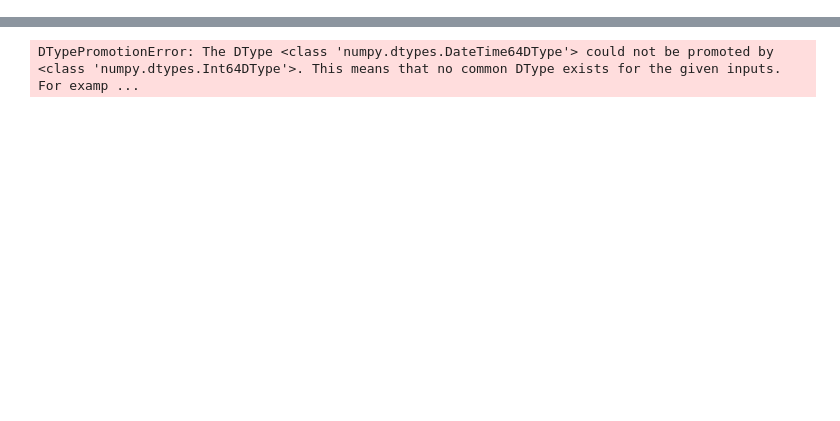
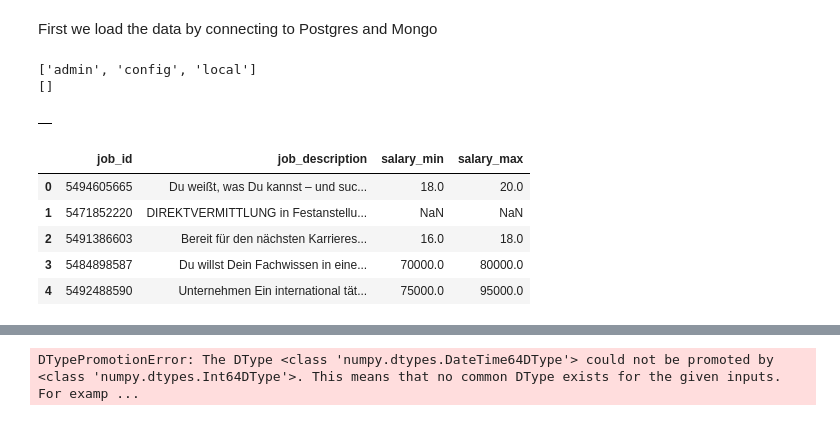
Before and after one commit to DataScientest-Studio/oct25_bde_job_market, a Jupyter notebook: notebooks/ml_test.ipynb, the cells around one changed output, grey strips where cells are left out. Cells and saved outputs as stored; diff of their text form; code cells hidden in the pictures; blank space fills up the shorter version.

```diff
--- a/notebooks/ml_test.ipynb
+++ b/notebooks/ml_test.ipynb
@@ -6,4 +8,6 @@ import os
 from sqlalchemy import create_engine
 from sklearn.model_selection import train_test_split
 from sklearn.linear_model import LinearRegression
+# %% [markdown]
+First we load the data by connecting to Postgres and Mongo
 # %%
@@ -12,0 +22,41 @@ from sklearn.linear_model import LinearRegression
+# %%
+print(client.list_database_names())
+
+# List all collections in your database
+print(db.list_collection_names())
+# %% [output]
+['admin', 'config', 'local']
+[]
+# %%
+##connect to mongodb
+load_dotenv()
+client = MongoClient(
+    'mongodb://{}:{}@localhost:27017/jobmarketdb?authSource=admin'.format(
+        os.getenv('MONGO_USER'),
+        os.getenv('MONGO_PASS')
+    )
+)
+db = client['jobmarketdb']
+collection = db['adzunajobs']
+
+cursor = collection.find(
+    {},                             # all documents
+    {"_id": 0, "job_id": 1, "job_description": 1}   # only these fields
+)
+
+#df_mongo = pd.DataFrame(list(cursor))
+#df_mongo.head()
+# %% [output]
+|  |
+# %%
+df_mongo = pd.read_json('adzunajobs.json')
+df_mongo = df_mongo[['id', 'description', 'salary_min', 'salary_max']]
+df_mongo = df_mongo.rename(columns={"id": "job_id", "description": "job_description"})
+df_mongo.head()
+# %% [output]
+|  | job_id | job_description | salary_min | salary_max |
+| 0 | 5494605665 | Du weißt, was Du kannst – und suc... | 18.0 | 20.0 |
+| 1 | 5471852220 | DIREKTVERMITTLUNG in Festanstellu... | NaN | NaN |
+| 2 | 5491386603 | Bereit für den nächsten Karrieres... | 16.0 | 18.0 |
+| 3 | 5484898587 | Du willst Dein Fachwissen in eine... | 70000.0 | 80000.0 |
+| 4 | 5492488590 | Unternehmen Ein international tät... | 75000.0 | 95000.0 |
```
Also changed, not shown: parts of 33 cells of this notebook.
